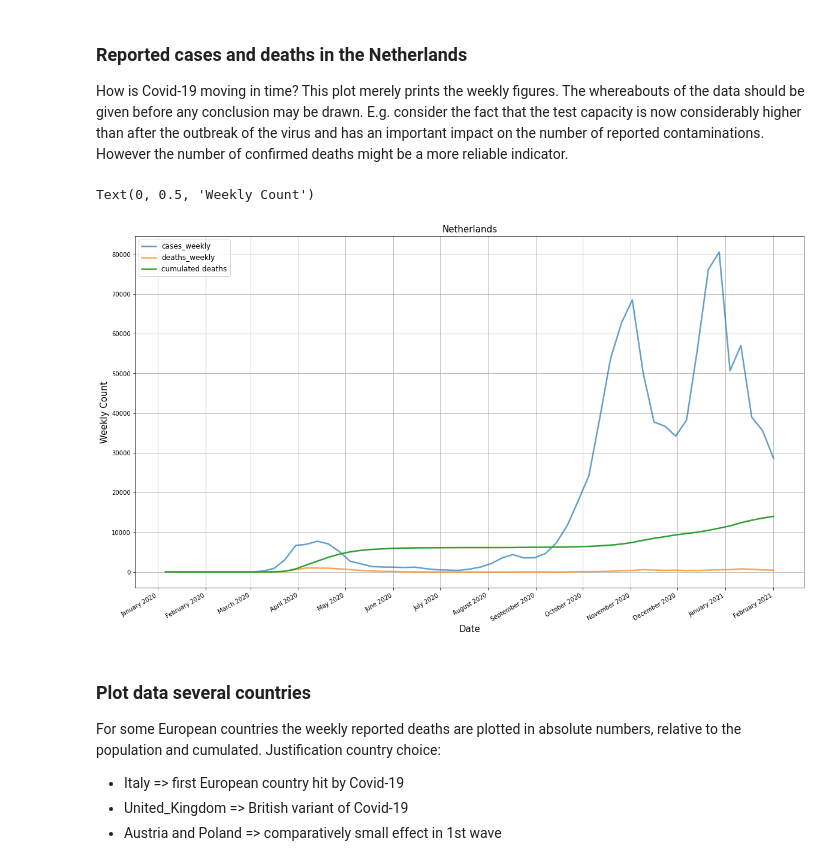
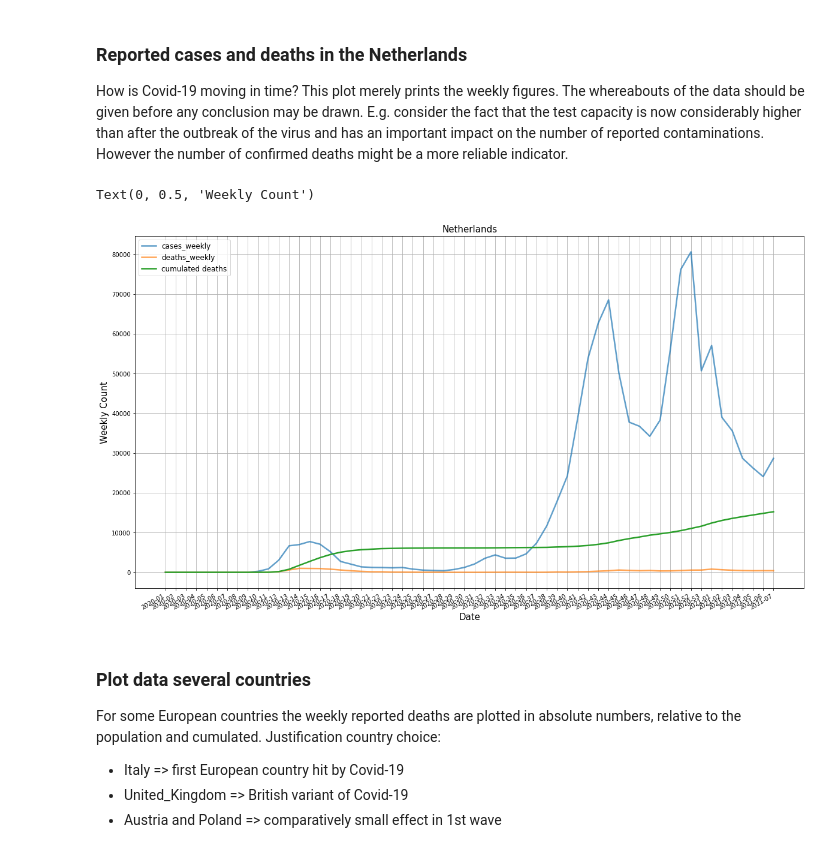
Before and after one commit to HodaAtWork/DS-miniatures, a Jupyter notebook: Python/CovidAnalysisUpdated.ipynb, the cells around one changed output. Saved outputs shown, nothing was run; the diff lists cells and outputs as text; code cells hidden in the pictures.

```diff
--- a/Python/CovidAnalysisUpdated.ipynb
+++ b/Python/CovidAnalysisUpdated.ipynb
@@ -197,7 +221,7 @@ populationPerCountry.sort_values(by=['deaths weekly (%)'], ascending=False).head
 ### Covid-19 spread in The Netherlands
 # %%
 df_country = df[df.country=='Netherlands']
-relevant_columns = ['date', 'cases_weekly', 'deaths_weekly']
+relevant_columns = ['year_week', 'indicator', 'weekly_count']
 covid_df_country = df_country[relevant_columns]
-covid_df_country.head(10)
+covid_df_country.sort_values(by=['year_week'], ascending=False).head(10)
 # %% [output]
@@ -236,0 +251,4 @@ Max weekly deaths  Netherlands   995
+# %%
+gPerCountry = covid_df_country.groupby('indicator')
+deaths = gPerCountry.apply(lambda x: x[x['indicator'] == 'deaths']['weekly_count'].max())
+covid_df_country[(covid_df_country.weekly_count==deaths.deaths)]
@@ -260,0 +261,22 @@ See the caveats in the documentation: https://pandas.pydata.org/pandas-docs/stab
+# %%
+def compressed_country_df(df):
+    gPerCountry = df.groupby('indicator')
+    cases = gPerCountry.apply(lambda x: x[x['indicator'] == 'cases']['weekly_count']).values
+    deaths = gPerCountry.apply(lambda x: x[x['indicator'] == 'deaths']['weekly_count']).values
+    names = gPerCountry.apply(lambda x: x[x['indicator'] == 'deaths']['country']).values
+    population = gPerCountry.apply(lambda x: x[x['indicator'] == 'deaths']['population']).values
+    cumulativeCases = gPerCountry.apply(lambda x: x[x['indicator'] == 'cases']['weekly_count'].cumsum(axis = 0)).values
+    cumulativeDeaths = gPerCountry.apply(lambda x: x[x['indicator'] == 'deaths']['weekly_count'].cumsum(axis = 0)).values
+    df_new = pd.DataFrame()
+    df_new['country'] = names
+    df_new['population'] = population
+    df_new['year_week'] = df['year_week'].unique()
+    df_new['cases_weekly'] = cases
+    df_new['deaths_weekly'] = deaths
+    df_new['cumulative_cases'] = cumulativeCases
+    df_new['cumulative_deaths'] = cumulativeDeaths
+    return df_new
+# %%
+df_country = df[df.country=='Netherlands']
+dfNL=compressed_country_df(df_country)
+dfNL.sort_values(by=['year_week'], ascending=False).head(20)
@@ -264,21 +304,19 @@ How is Covid-19 moving in time? This plot merely prints the weekly figures. The
 # %%
 plt.figure(figsize=(20,12))
 for i in ['cases_weekly', 'deaths_weekly']:
-    x = [datetime.datetime.strptime(d,'%d %B %Y') for d in covid_df_country.date.values] #convert strings to dates
-    plt.gca().xaxis.set_major_formatter(mpl.dates.DateFormatter('%B %Y'))
-    plt.gca().xaxis.set_major_locator(mpl.dates.MonthLocator())
-    plt.plot(x,covid_df_country[i], alpha=0.7, label=i, linewidth='2.5')
+    x = dfNL.year_week
+    plt.plot(x, dfNL[i], alpha=0.7, label=i, linewidth='2.5')
     plt.gcf().autofmt_xdate()
 
-plt.plot (x, covid_df_country['cumulativeDeaths'], label='cumulated deaths', linewidth='2.5')
+plt.plot (x, dfNL['cumulative_deaths'], label='cumulated deaths', linewidth='2.5')
 plt.legend(loc="upper left", prop={'size': 12})
 plt.grid()
 plt.title('Netherlands', fontsize=15)
 plt.xlabel('Date', fontsize=15)
 plt.ylabel('Weekly Count', fontsize=15)
 # %% [output]
 Text(0, 0.5, 'Weekly Count')
-[figure, old version]
+[figure, new version]
 # %% [markdown]
 ### Plot data several countries
 For some European countries the weekly reported deaths are plotted in absolute numbers, relative to the population and cumulated. Justification country choice:
```
Also changed, not shown: parts of 29 cells of this notebook, 2 other files.
